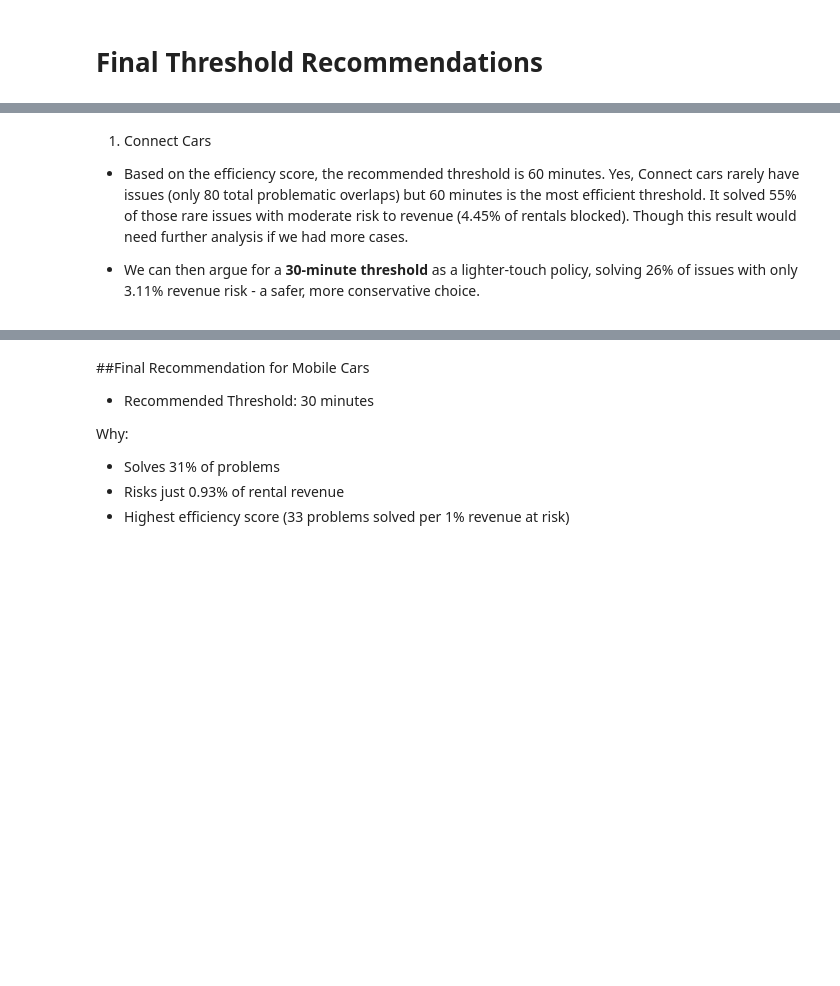
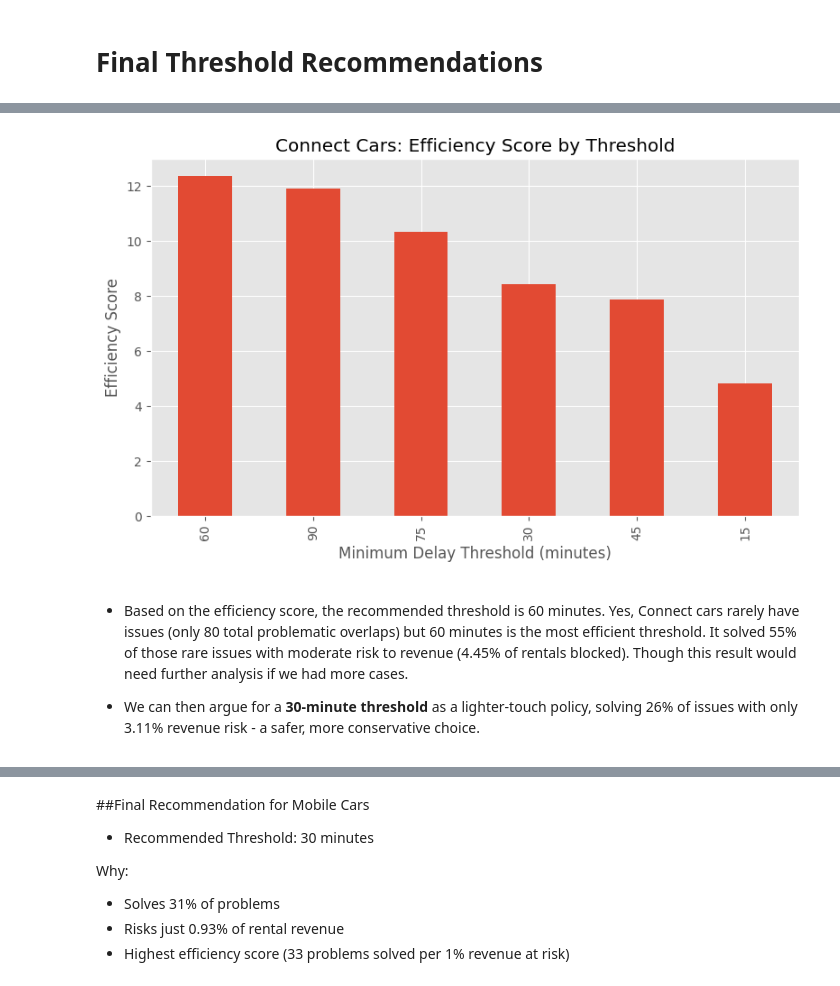
Before and after one commit to YnaPqt/deploiement-getaround, a Jupyter notebook: getaround_analysis.ipynb, the cells around one changed output, grey strips where cells are left out. Cells and saved outputs as stored; diff of their text form; code cells hidden in the pictures; blank space fills up the shorter version.

```diff
--- a/getaround_analysis.ipynb
+++ b/getaround_analysis.ipynb
@@ -582,5 +593,25 @@ while Mobile Cars (in the rest of the table), generally higher efficiency and lo
+# %%
+# Filter top-performing options for Mobile check-in type
+ax= best_connect_df.plot(
+    kind='bar',
+    x='threshold_minutes',
+    y='efficiency_score',
+    legend=False,
+    figsize=(8, 5),
+    title='Connect Cars: Efficiency Score by Threshold'
+)
+
+# Set axis labels
+ax.set_xlabel('Minimum Delay Threshold (minutes)')
+ax.set_ylabel('Efficiency Score')
+ax.grid(True, axis='y')
+
+plt.tight_layout()
+plt.show()
+# %% [output]
+[figure, added]
 # %% [markdown]
-1. Connect Cars
+
   -  Based on the efficiency score, the recommended threshold is 60 minutes. Yes, Connect cars rarely have issues (only 80 total problematic overlaps) but 60 minutes is the most efficient threshold. It solved 55% of those rare issues with moderate risk to revenue (4.45% of rentals blocked). Though this result would need further analysis if we had more cases.
 
   -  We can then argue for a **30-minute threshold** as a lighter-touch policy, solving 26% of issues with only 3.11% revenue risk - a safer, more conservative choice.
```
Also changed, not shown: parts of 9 cells of this notebook.
